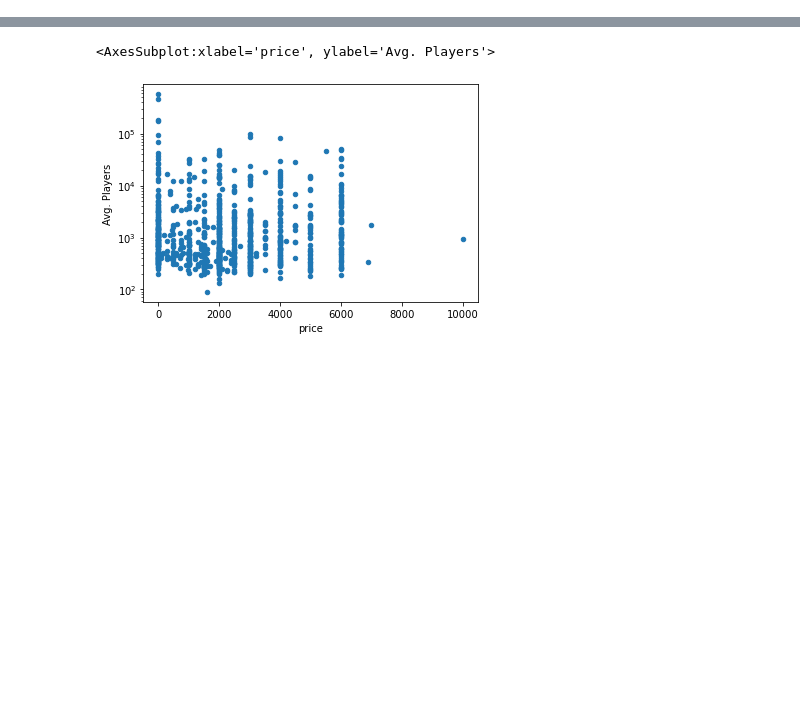
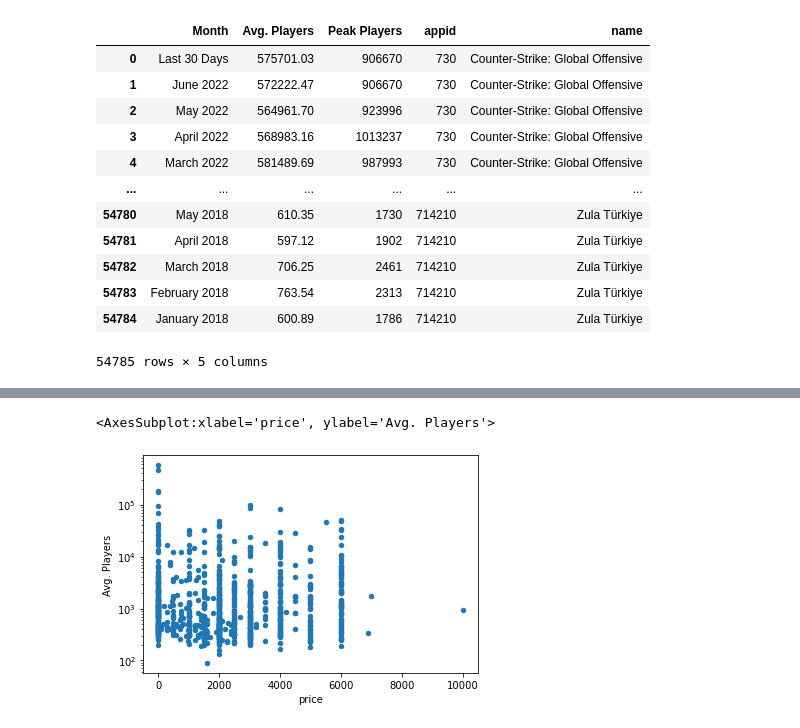
Before and after one commit to mortonjack/Data-Analysis, a Jupyter notebook: graph.ipynb, the cells around one changed output, grey strips where cells are left out. Drawn from its saved outputs; the diff is of its cells as text; code cells hidden in the pictures; blank space fills up the shorter version.

```diff
--- a/graph.ipynb
+++ b/graph.ipynb
@@ -8,6 +8,24 @@ import seaborn as sns
 df1 = pd.read_csv("./datasets/steam_charts.csv") #read steamcharts.com data
 # %%
 df1 = df1.rename(columns = {"Game":"name", "App ID":"appid"}) #rename for future use
+# %%
+df1 = df1.drop(["Gain", "% Gain"], axis = 1)
+# %%
+df1 # Dataset 1 - Steamcharts.com player data (As of July)
+# %% [output]
+|  | Month | Avg. Players | Peak Players | appid | name |
+| 0 | Last 30 Days | 575701.03 | 906670 | 730 | Counter-Strike: Global Offensive |
+| 1 | June 2022 | 572222.47 | 906670 | 730 | Counter-Strike: Global Offensive |
+| 2 | May 2022 | 564961.70 | 923996 | 730 | Counter-Strike: Global Offensive |
+| 3 | April 2022 | 568983.16 | 1013237 | 730 | Counter-Strike: Global Offensive |
+| 4 | March 2022 | 581489.69 | 987993 | 730 | Counter-Strike: Global Offensive |
+| ... | ... | ... | ... | ... | ... |
+| 54780 | May 2018 | 610.35 | 1730 | 714210 | Zula Türkiye |
+| 54781 | April 2018 | 597.12 | 1902 | 714210 | Zula Türkiye |
+| 54782 | March 2018 | 706.25 | 2461 | 714210 | Zula Türkiye |
+| 54783 | February 2018 | 763.54 | 2313 | 714210 | Zula Türkiye |
+| 54784 | January 2018 | 600.89 | 1786 | 714210 | Zula Türkiye |
+54785 rows × 5 columns
 # %%
 df2 = pd.read_csv("./datasets/steam_info.csv") #read game info data
 # %%
```
Also changed, not shown: parts of 17 cells of this notebook.
